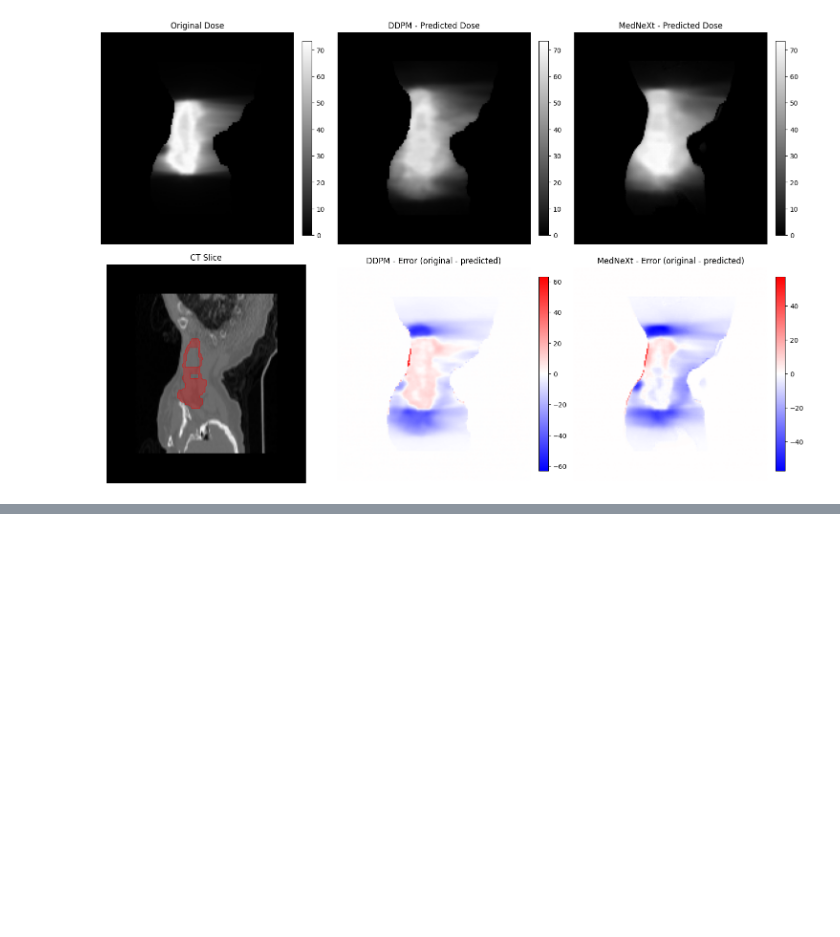
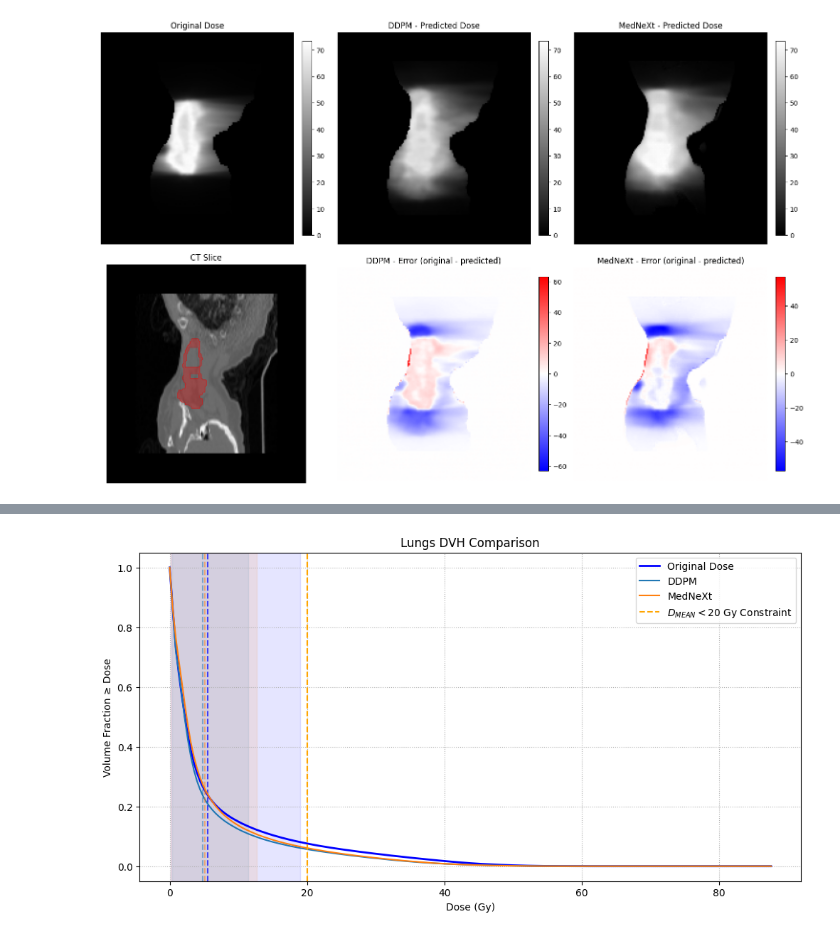
Before and after one commit to josefweibel/dose-prediction-calculation-thesis, a Jupyter notebook: notebooks/10_mednext_evaluation.ipynb, the cells around one changed output, grey strips where cells are left out. Cells and saved outputs as stored; diff of their text form; code cells hidden in the pictures; blank space fills up the shorter version.

```diff
--- a/notebooks/10_mednext_evaluation.ipynb
+++ b/notebooks/10_mednext_evaluation.ipynb
@@ -47,0 +52,4 @@ ax = mednext_results.plot_lungs_dvh()
+# %%
+ax = comparison.plot_lungs_dvh()
+# %% [output]
+[figure, added]
```
Also changed, not shown: parts of 5 cells of this notebook, 1 other file.
